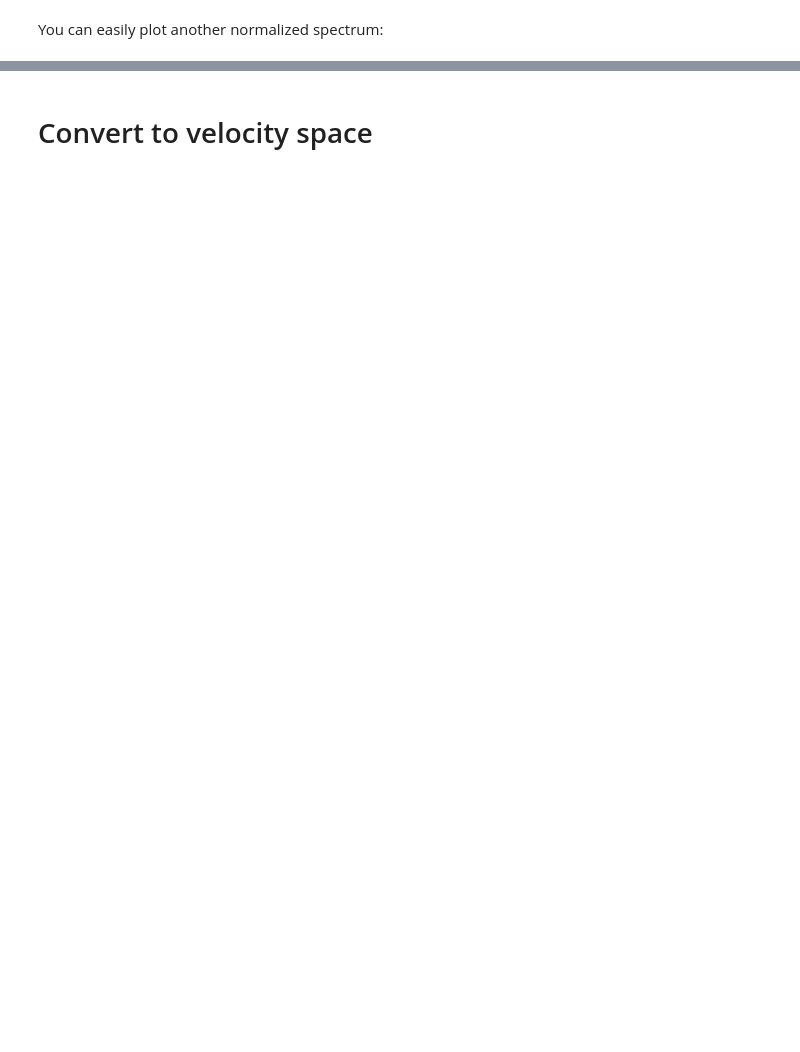
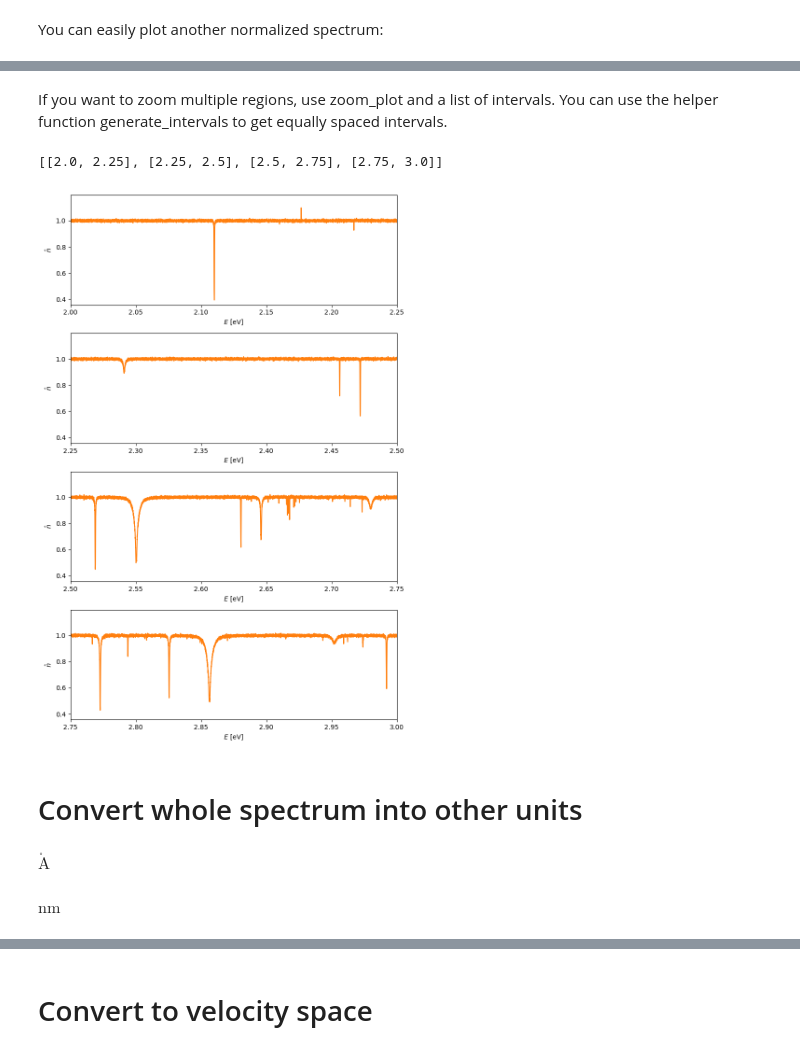
Before and after one commit to eschoesser/spyplotter, a Jupyter notebook: docs/spectrum.ipynb, the cells around one changed output, grey strips where cells are left out. Drawn from its saved outputs; the diff is of its cells as text; code cells hidden in the pictures; blank space fills up the shorter version.

```diff
--- a/docs/spectrum.ipynb
+++ b/docs/spectrum.ipynb
@@ -53,0 +65,18 @@ spyplotter.spectrum - INFO - As no unit for y was given, a normalized spectrum i
+# %% [markdown]
+If you want to zoom multiple regions, use zoom_plot and a list of intervals. You can use the helper function generate_intervals to get equally spaced intervals.
+# %%
+from spyplotter.spec_tools import generate_intervals
+intervals = generate_intervals(2,3,4)
+print(intervals)
+
+spectrum_sim.zoom_plot(x_unit=u.eV,intervals=intervals,fig_height=3,fig_width=8,color='C01');
+plt.tight_layout()
+# %% [output]
+[[2.0, 2.25], [2.25, 2.5], [2.5, 2.75], [2.75, 3.0]]
+[figure, added]
+# %% [markdown]
+# Convert whole spectrum into other units
+# %%
+spectrum_sim.x_unit
+# %% [output]
+$\mathrm{\mathring{A}}$
@@ -53,0 +85,4 @@ spyplotter.spectrum - INFO - As no unit for y was given, a normalized spectrum i
+# %%
+spectrum_sim.x_unit
+# %% [output]
+$\mathrm{nm}$
```
Also changed, not shown: parts of 8 cells of this notebook.
